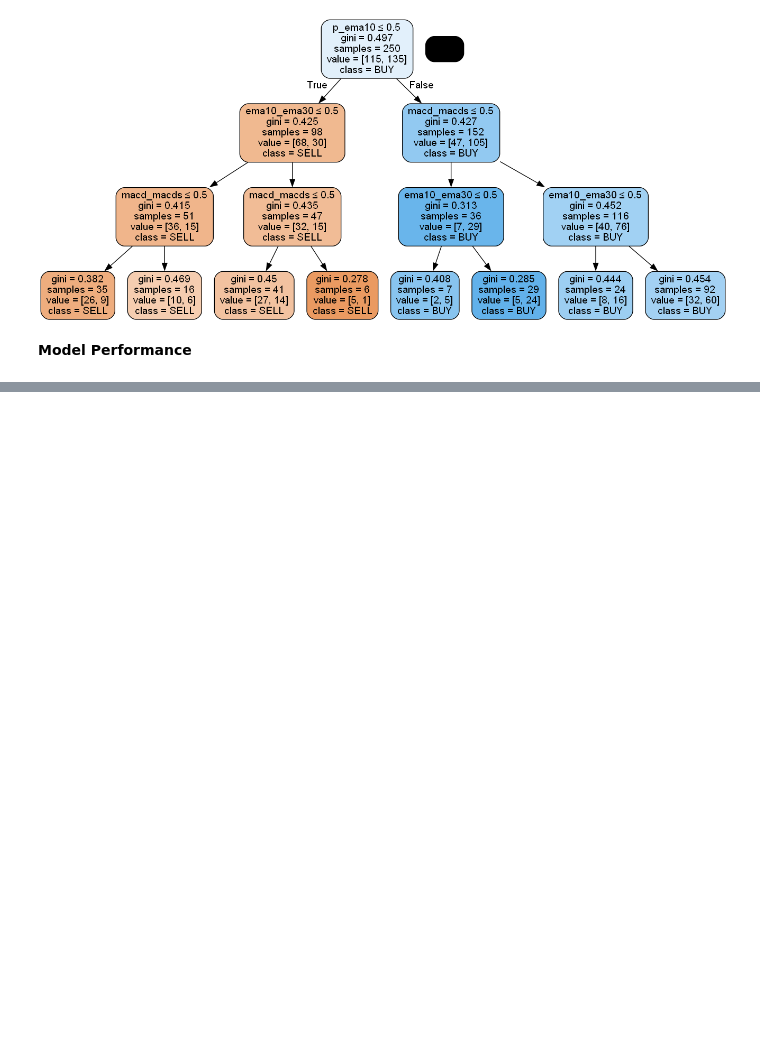
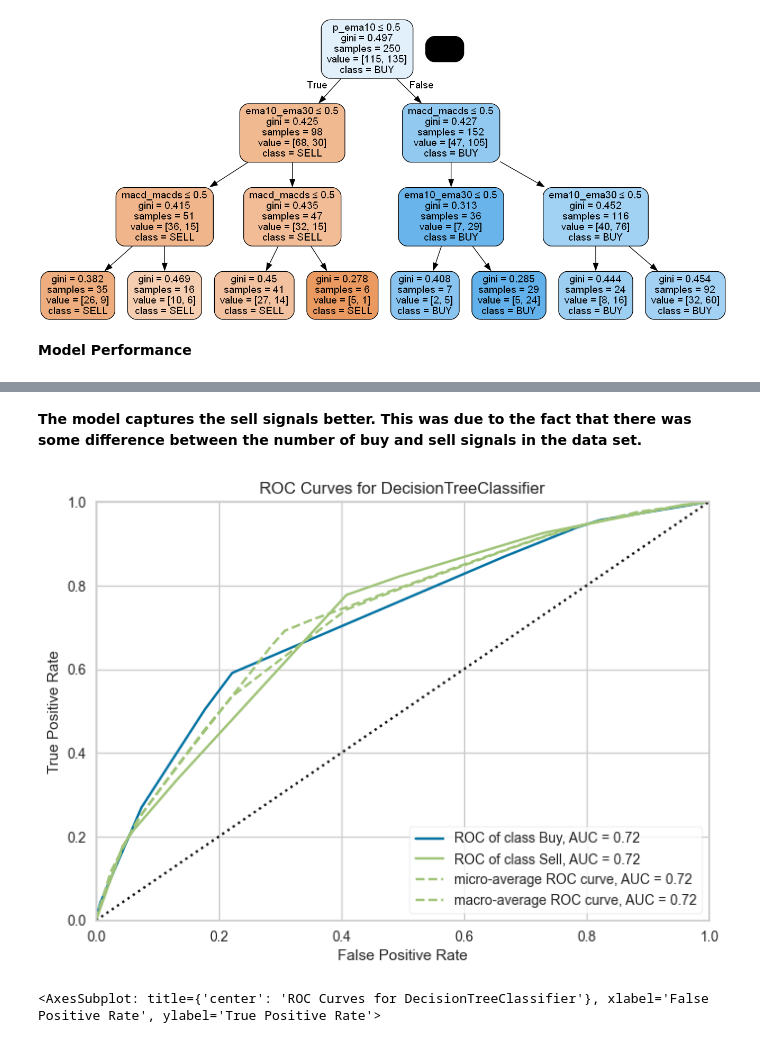
Before and after one commit to batuhanmtl/Time-Series-Analysis, a Jupyter notebook: Multivariate Regression/StockPricePrediction.ipynb, the cells around one changed output, grey strips where cells are left out. Drawn from its saved outputs; the diff is of its cells as text; code cells hidden in the pictures; blank space fills up the shorter version.

```diff
--- a/Multivariate Regression/StockPricePrediction.ipynb
+++ b/Multivariate Regression/StockPricePrediction.ipynb
@@ -520,0 +541,11 @@ display(Image('tesla.png'))
+# %% [markdown]
+<b>The model captures the sell signals better. This was due to the fact that there was some difference between the number of buy and sell signals in the data set.<b>
+# %%
+rc = ROCAUC(final_clf, classes=category)
+
+rc.fit(X, y)
+rc.score(X, y)
+rc.poof()
+# %% [output]
+[figure, added]
+<AxesSubplot: title={'center': 'ROC Curves for DecisionTreeClassifier'}, xlabel='False Positive Rate', ylabel='True Positive Rate'>
```
Also changed, not shown: parts of 2 cells of this notebook.
